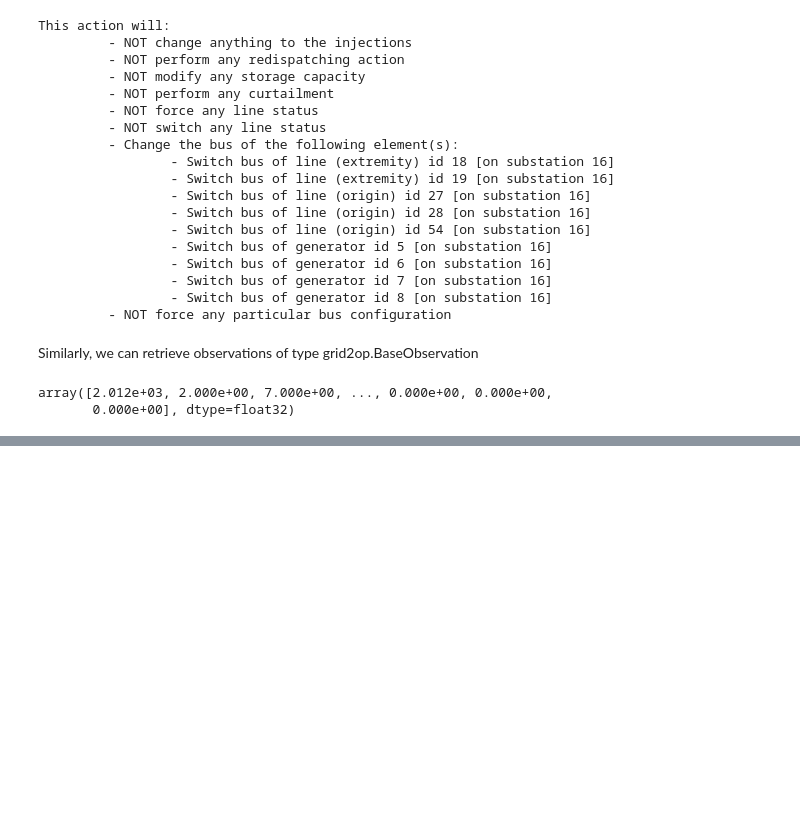
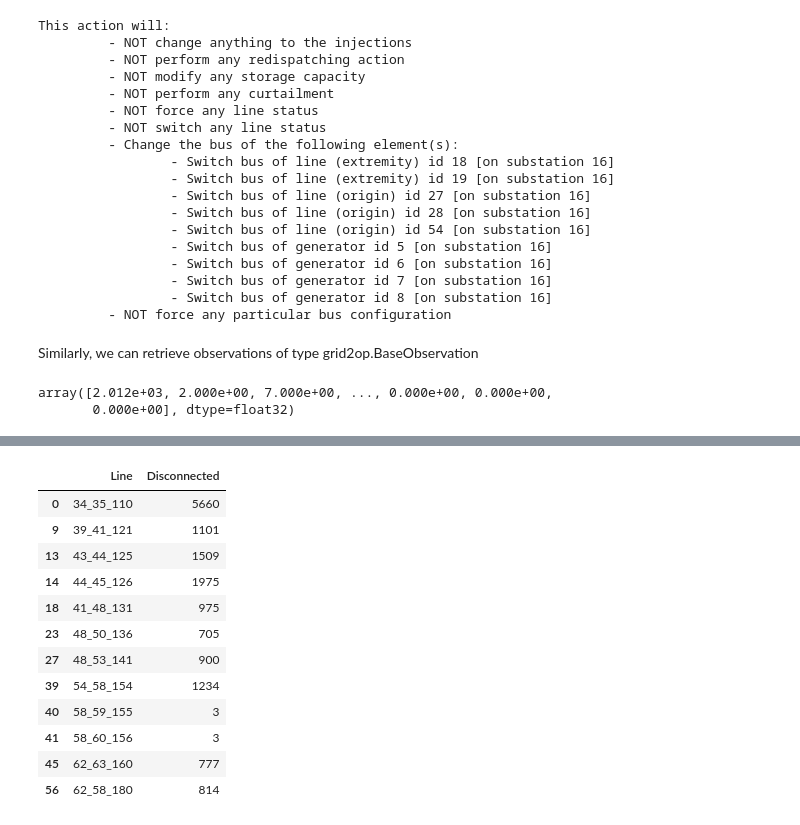
Before and after one commit to seifou23i/Grid2Bench, a Jupyter notebook: getting_started/Getting_Started.ipynb, the cells around one changed output, grey strips where cells are left out. Drawn from its saved outputs; the diff is of its cells as text; code cells hidden in the pictures; blank space fills up the shorter version.

```diff
--- a/getting_started/Getting_Started.ipynb
+++ b/getting_started/Getting_Started.ipynb
@@ -311,0 +397,16 @@ array([2.012e+03, 2.000e+00, 7.000e+00, ..., 0.000e+00, 0.000e+00,
+# %%
+ppo_agent.disconnected_lines_freq_several_episodes()
+# %% [output]
+|  | Line | Disconnected |
+| 0 | 34_35_110 | 5660 |
+| 9 | 39_41_121 | 1101 |
+| 13 | 43_44_125 | 1509 |
+| 14 | 44_45_126 | 1975 |
+| 18 | 41_48_131 | 975 |
+| 23 | 48_50_136 | 705 |
+| 27 | 48_53_141 | 900 |
+| 39 | 54_58_154 | 1234 |
+| 40 | 58_59_155 | 3 |
+| 41 | 58_60_156 | 3 |
+| 45 | 62_63_160 | 777 |
+| 56 | 62_58_180 | 814 |
```
Also changed, not shown: parts of 35 cells of this notebook.
